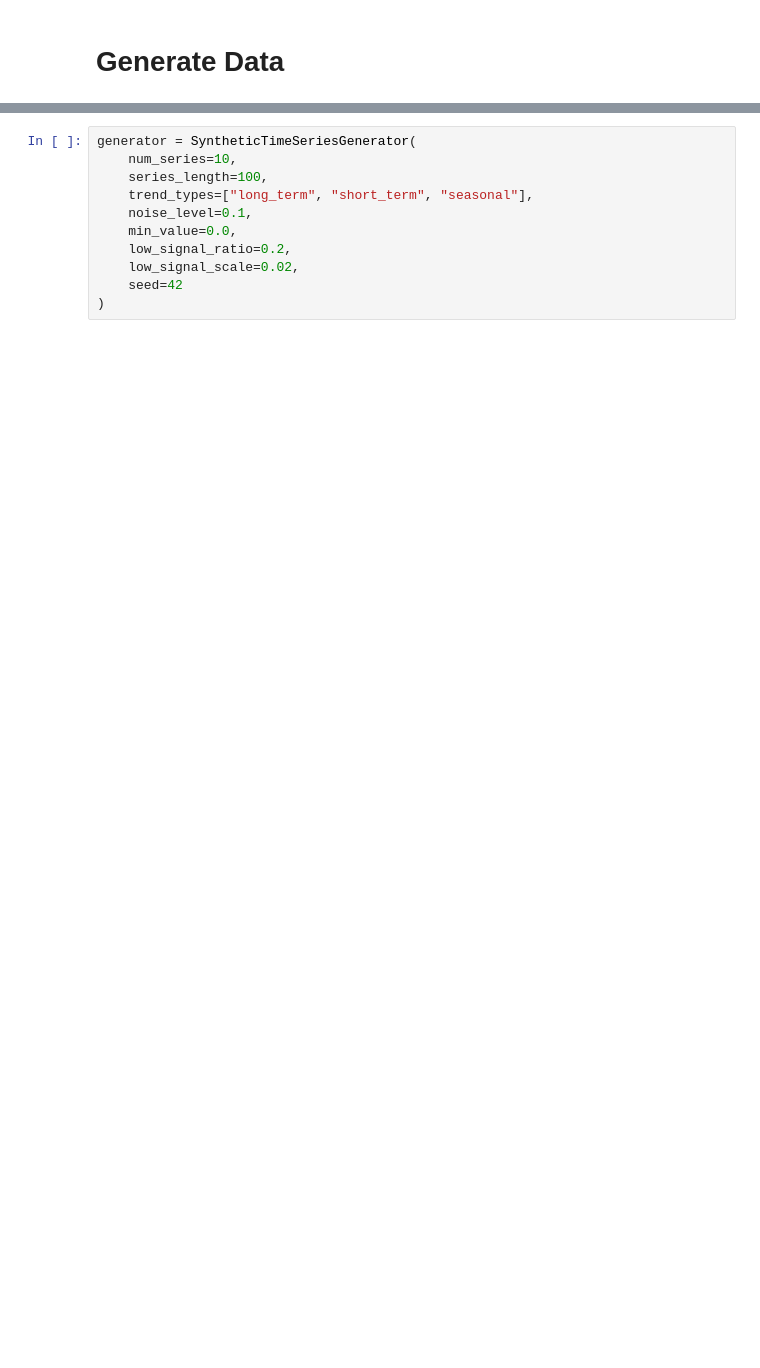
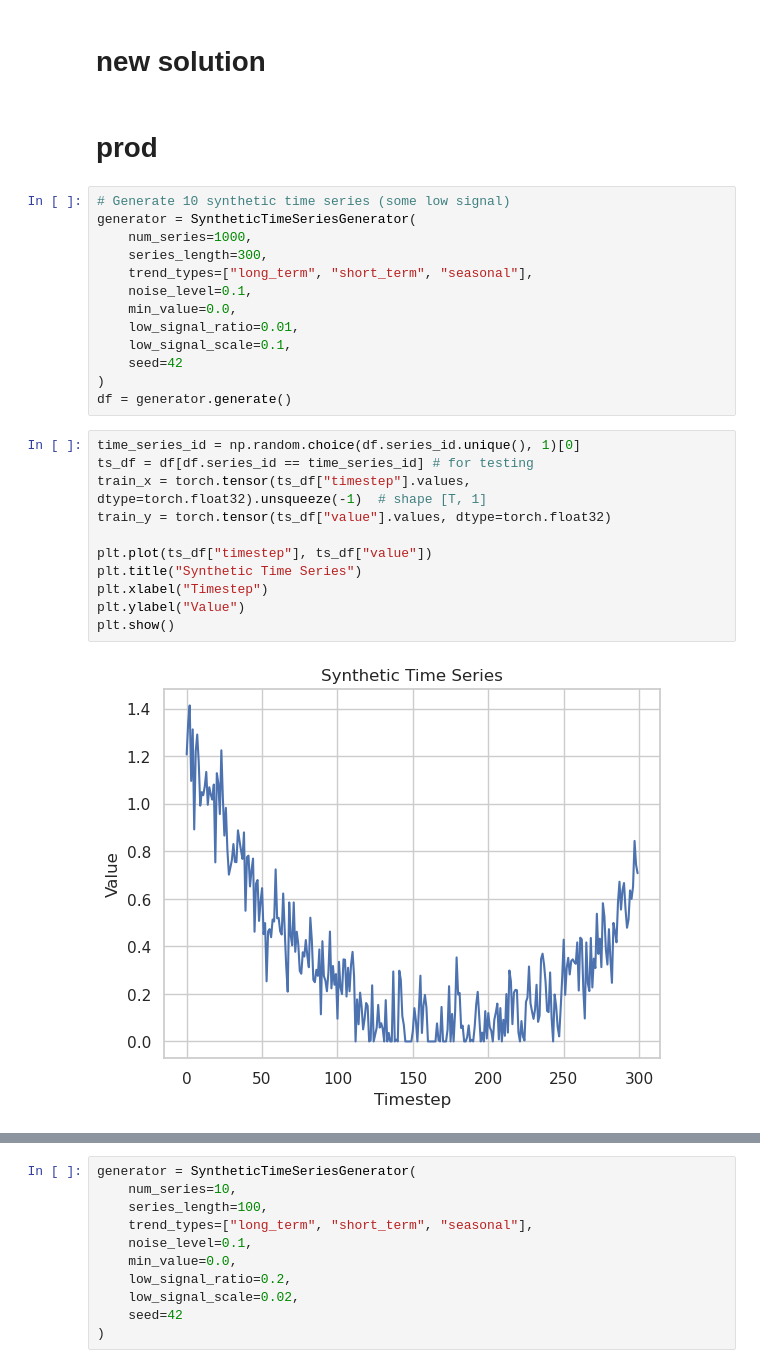
Before and after one commit to views-platform/views-models, a Jupyter notebook: models/purple_alien/notebooks/gp_experiements/gp_test03.ipynb, the cells around one changed output, grey strips where cells are left out. Saved outputs shown, nothing was run; the diff lists cells and outputs as text; blank space fills up the shorter version.

```diff
--- a/models/purple_alien/notebooks/gp_experiements/gp_test03.ipynb
+++ b/models/purple_alien/notebooks/gp_experiements/gp_test03.ipynb
@@ -25,2 +46,30 @@ import gp_plotting as gpplt
-# %% [markdown]
-# Generate Data
+# %% [markdown]
+# new solution
+# %% [markdown]
+# prod
+# %%
+# Generate 10 synthetic time series (some low signal)
+generator = SyntheticTimeSeriesGenerator(
+    num_series=1000,
+    series_length=300,
+    trend_types=["long_term", "short_term", "seasonal"],
+    noise_level=0.1,
+    min_value=0.0,
+    low_signal_ratio=0.01,
+    low_signal_scale=0.1,
+    seed=42
+)
+df = generator.generate()
+# %%
+time_series_id = np.random.choice(df.series_id.unique(), 1)[0]
+ts_df = df[df.series_id == time_series_id] # for testing
+train_x = torch.tensor(ts_df["timestep"].values, dtype=torch.float32).unsqueeze(-1)  # shape [T, 1]
+train_y = torch.tensor(ts_df["value"].values, dtype=torch.float32)
+
+plt.plot(ts_df["timestep"], ts_df["value"])
+plt.title("Synthetic Time Series")
+plt.xlabel("Timestep")
+plt.ylabel("Value")
+plt.show()
+# %% [output]
+[figure, added]
```
Also changed, not shown: parts of 66 cells of this notebook, 10 other files.
